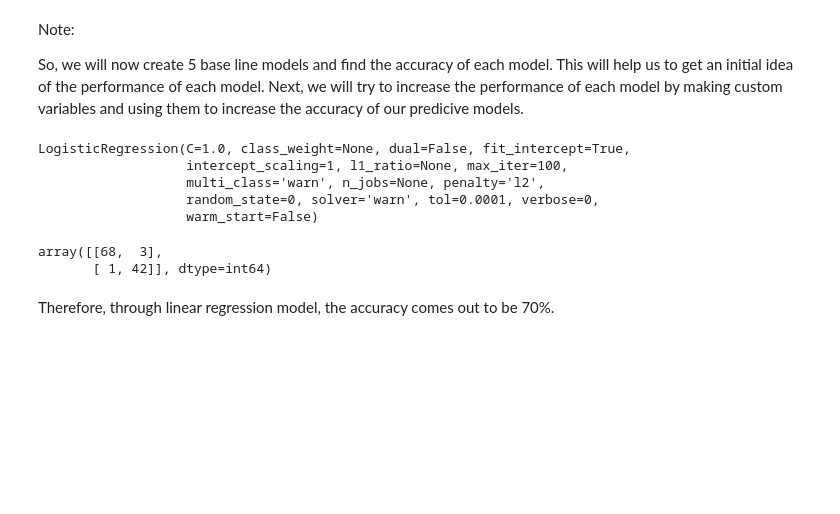
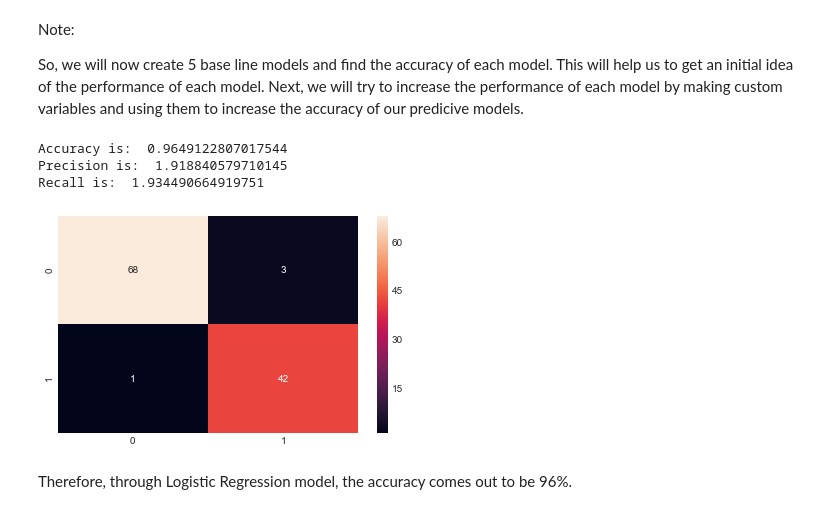
Before and after one commit to shubhramahey/Breast-Cancer-Analysis, a Jupyter notebook: Breast Cancer Analysis.ipynb, the cells around one changed output. Drawn from its saved outputs; the diff is of its cells as text; code cells hidden in the pictures; blank space fills up the shorter version.

Commit message:
model accuracy improved for 5 base line models

```diff
--- a/Breast Cancer Analysis.ipynb
+++ b/Breast Cancer Analysis.ipynb
@@ -683,14 +665,3 @@ Different Machine Learning algorithms can be classified in two groups : supervis
 Note:
 
 So, we will now create 5 base line models and find the accuracy of each model. This will help us to get an initial idea of the performance of each model. Next, we will try to increase the performance of each model by making custom variables and using them to increase the accuracy of our predicive models.
-# %%
-#Using Logistic Regression Algorithm to the Training Set
-from sklearn.linear_model import LogisticRegression
-classifier = LogisticRegression(random_state = 0)
-classifier.fit(x_train, y_train)
-# %% [output]
-LogisticRegression(C=1.0, class_weight=None, dual=False, fit_intercept=True,
-                   intercept_scaling=1, l1_ratio=None, max_iter=100,
-                   multi_class='warn', n_jobs=None, penalty='l2',
-                   random_state=0, solver='warn', tol=0.0001, verbose=0,
-                   warm_start=False)
@@ -700,10 +668,25 @@ y_pred = classifier.predict(x_test)
-# %%
-#importing confusion matrix method to tabulate the mis-classifications
-from sklearn.metrics import confusion_matrix
-cm = confusion_matrix(y_test, y_pred)
-cm
-# %% [output]
-array([[68,  3],
-       [ 1, 42]], dtype=int64)
+# %%
+#Using Logistic Regression Classification method with default values
+
+classifier_lr = LogisticRegression(random_state=42)
+classifier_lr = classifier_lr.fit(x_train,y_train)
+
+ac = accuracy_score(y_test,classifier_lr.predict(x_test))
+print('Accuracy is: ',ac)
+
+cm = confusion_matrix(y_test,classifier_lr.predict(x_test))
+sns.heatmap(cm,annot=True,fmt="d")
+
+true_pos = np.diag(cm)
+precision = np.sum(true_pos / np.sum(cm, axis=0))
+recall = np.sum(true_pos / np.sum(cm, axis=1))
+
+print('Precision is: ',precision)
+print('Recall is: ',recall)
+# %% [output]
+Accuracy is:  0.9649122807017544
+Precision is:  1.918840579710145
+Recall is:  1.934490664919751
+[figure, added]
 # %% [markdown]
-Therefore, through linear regression model, the accuracy comes out to be 70%.
+Therefore, through Logistic Regression model, the accuracy comes out to be 96%.
```
Also changed, not shown: parts of 31 cells of this notebook.
